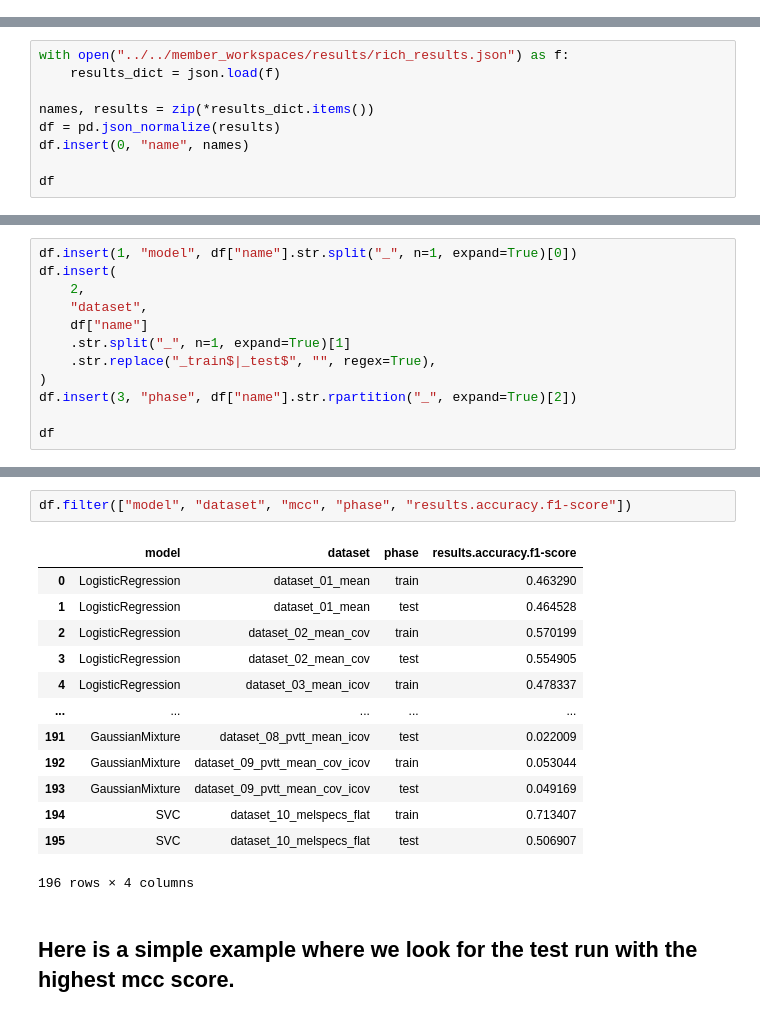
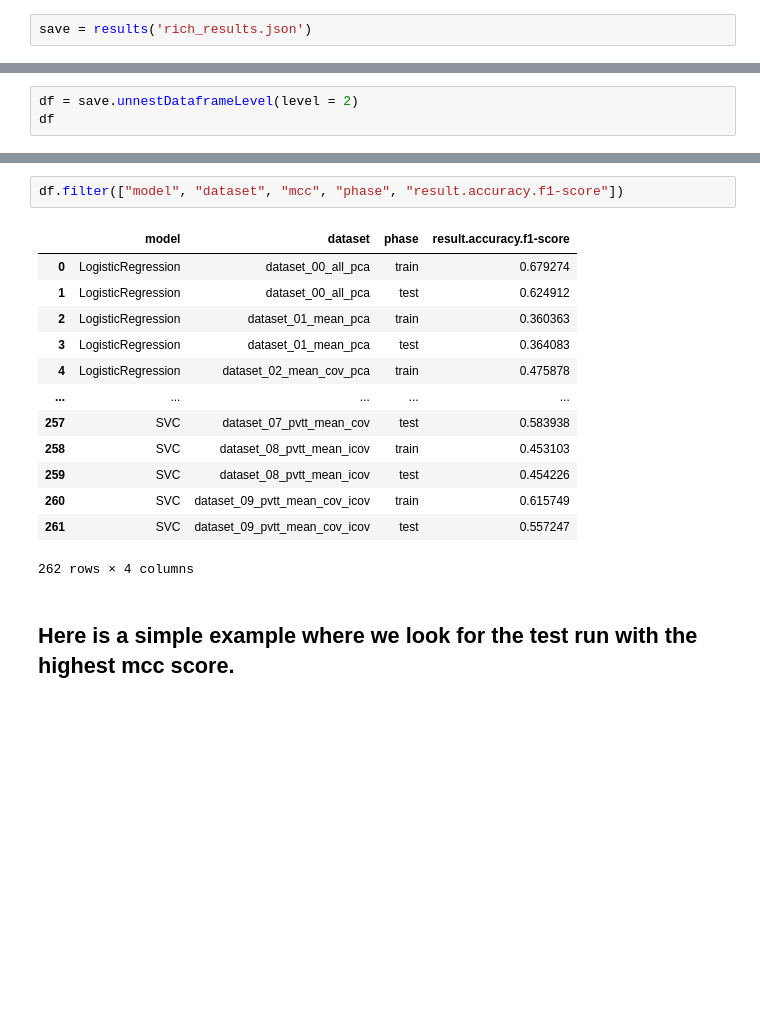
Before and after one commit to RERobbins/mids_w207_music_genre, a Jupyter notebook: member_workspaces/rich/results.ipynb, the cells around one changed output, grey strips where cells are left out. Drawn from its saved outputs; the diff is of its cells as text; blank space fills up the shorter version.

```diff
--- a/member_workspaces/rich/results.ipynb
+++ b/member_workspaces/rich/results.ipynb
@@ -7,0 +10,2 @@ import pandas as pd
+# %%
+save = results('rich_results.json')
@@ -8,10 +32,4 @@ import pandas as pd
 # %%
-with open("../../member_workspaces/results/rich_results.json") as f:
-    results_dict = json.load(f)
-
-names, results = zip(*results_dict.items())
-df = pd.json_normalize(results)
-df.insert(0, "name", names)
-
+df = save.unnestDataframeLevel(level = 2)
 df
 # %% [output]
@@ -33,12 +48,0 @@ df
-# %%
-df.insert(1, "model", df["name"].str.split("_", n=1, expand=True)[0])
-df.insert(
-    2,
-    "dataset",
-    df["name"]
-    .str.split("_", n=1, expand=True)[1]
-    .str.replace("_train$|_test$", "", regex=True),
-)
-df.insert(3, "phase", df["name"].str.rpartition("_", expand=True)[2])
-
-df
@@ -93,19 +83,19 @@ df.filter(like="mcc")
 # %%
-df.filter(["model", "dataset", "mcc", "phase", "results.accuracy.f1-score"])
+df.filter(["model", "dataset", "mcc", "phase", "result.accuracy.f1-score"])
 # %% [output]
-|  | model | dataset | phase | results.accuracy.f1-score |
-| 0 | LogisticRegression | dataset_01_mean | train | 0.463290 |
-| 1 | LogisticRegression | dataset_01_mean | test | 0.464528 |
-| 2 | LogisticRegression | dataset_02_mean_cov | train | 0.570199 |
-| 3 | LogisticRegression | dataset_02_mean_cov | test | 0.554905 |
-| 4 | LogisticRegression | dataset_03_mean_icov | train | 0.478337 |
+|  | model | dataset | phase | result.accuracy.f1-score |
+| 0 | LogisticRegression | dataset_00_all_pca | train | 0.679274 |
+| 1 | LogisticRegression | dataset_00_all_pca | test | 0.624912 |
+| 2 | LogisticRegression | dataset_01_mean_pca | train | 0.360363 |
+| 3 | LogisticRegression | dataset_01_mean_pca | test | 0.364083 |
+| 4 | LogisticRegression | dataset_02_mean_cov_pca | train | 0.475878 |
 | ... | ... | ... | ... | ... |
-| 191 | GaussianMixture | dataset_08_pvtt_mean_icov | test | 0.022009 |
-| 192 | GaussianMixture | dataset_09_pvtt_mean_cov_icov | train | 0.053044 |
-| 193 | GaussianMixture | dataset_09_pvtt_mean_cov_icov | test | 0.049169 |
-| 194 | SVC | dataset_10_melspecs_flat | train | 0.713407 |
-| 195 | SVC | dataset_10_melspecs_flat | test | 0.506907 |
+| 257 | SVC | dataset_07_pvtt_mean_cov | test | 0.583938 |
+| 258 | SVC | dataset_08_pvtt_mean_icov | train | 0.453103 |
+| 259 | SVC | dataset_08_pvtt_mean_icov | test | 0.454226 |
+| 260 | SVC | dataset_09_pvtt_mean_cov_icov | train | 0.615749 |
+| 261 | SVC | dataset_09_pvtt_mean_cov_icov | test | 0.557247 |
-196 rows × 4 columns
+262 rows × 4 columns
 # %% [markdown]
 ## Here is a simple example where we look for the test run with the highest mcc score.
 # %%
```
Also changed, not shown: parts of 15 cells of this notebook, 4 other files.
